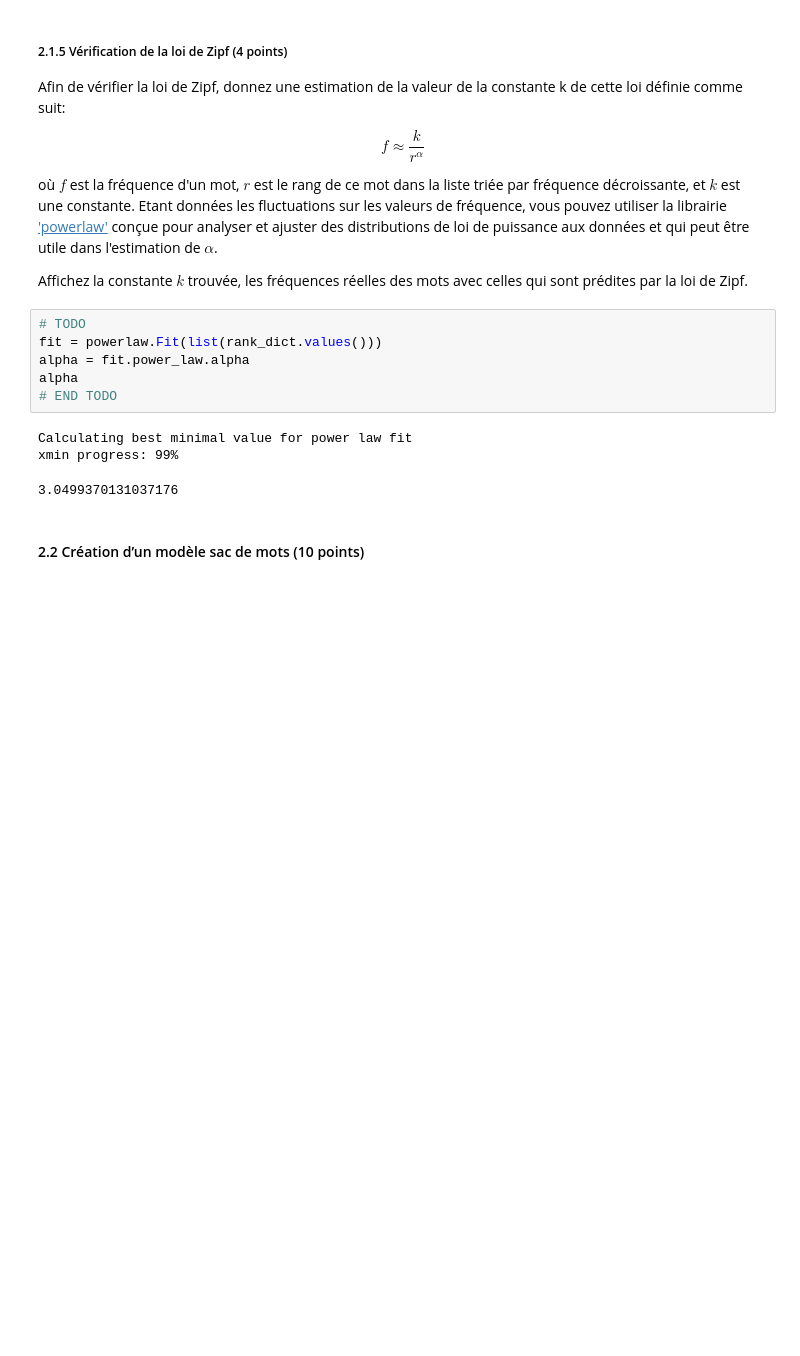
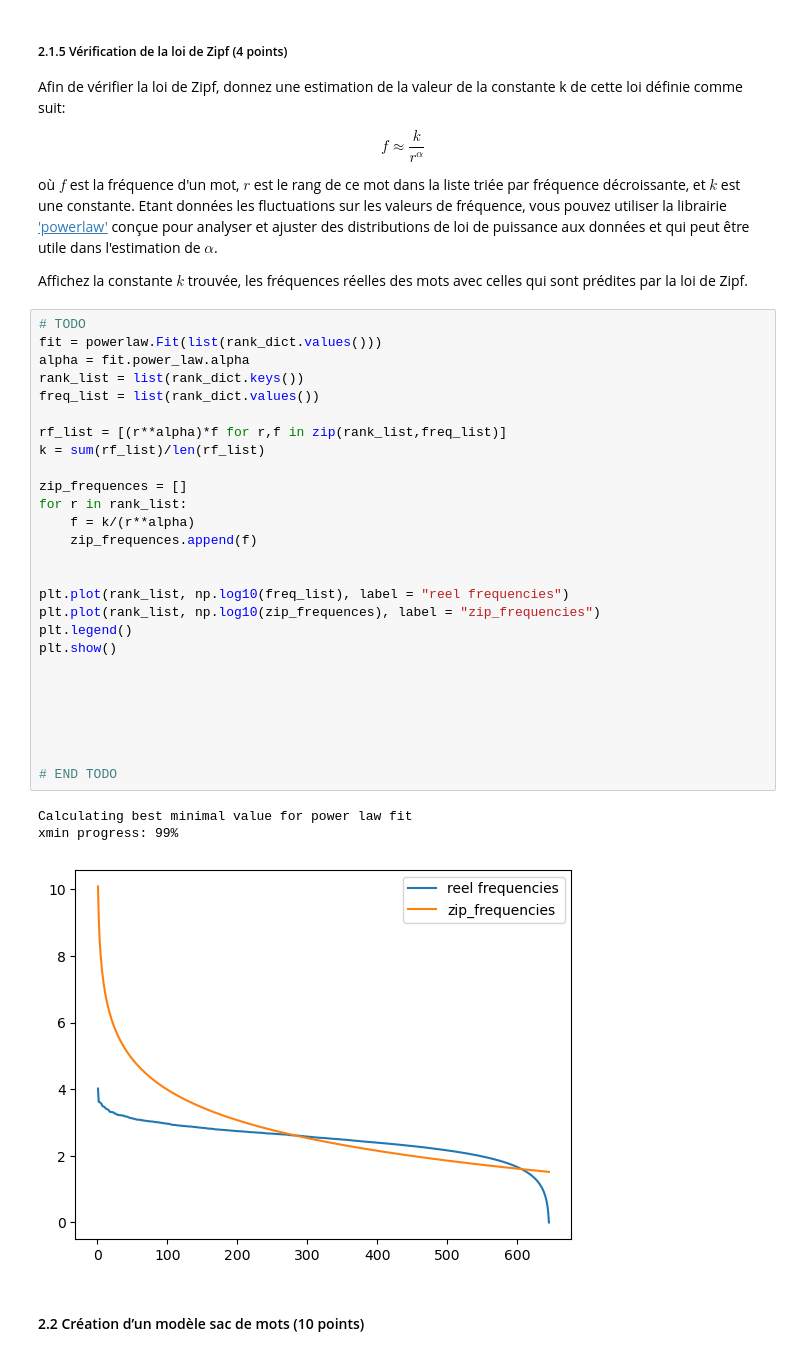
Before and after one commit to Kay1San/NLP-Labs, a Jupyter notebook: TP1/TP1/INF8460_A24_TP1_Enonce.ipynb, the cells around one changed output. Drawn from its saved outputs; the diff is of its cells as text; blank space fills up the shorter version.

```diff
--- a/TP1/TP1/INF8460_A24_TP1_Enonce.ipynb
+++ b/TP1/TP1/INF8460_A24_TP1_Enonce.ipynb
@@ -693,16 +684,37 @@ $$ f \approx \frac{k}{r^\alpha} $$
 où $ f $ est la fréquence d'un mot, $ r $ est le rang de ce mot dans la liste triée par fréquence décroissante, et $ k $ est une constante. Etant données les fluctuations sur les valeurs de fréquence, vous pouvez utiliser la librairie ['powerlaw'](https://pypi.org/project/powerlaw/) conçue pour analyser et ajuster des distributions de loi de puissance aux données et qui peut être utile dans l'estimation de $ \alpha $.
 
 Affichez la constante $ k $ trouvée, les fréquences réelles des mots avec celles qui sont prédites par la loi de Zipf.
-# %%
-# TODO
-fit = powerlaw.Fit(list(rank_dict.values()))
-alpha = fit.power_law.alpha
-alpha
-# END TODO
-# %% [output]
-Calculating best minimal value for power law fit
-xmin progress: 99%
-3.0499370131037176
+# %%
+# TODO
+fit = powerlaw.Fit(list(rank_dict.values()))
+alpha = fit.power_law.alpha
+rank_list = list(rank_dict.keys())
+freq_list = list(rank_dict.values())
+
+rf_list = [(r**alpha)*f for r,f in zip(rank_list,freq_list)]
+k = sum(rf_list)/len(rf_list)
+
+zip_frequences = []
+for r in rank_list:
+    f = k/(r**alpha)
+    zip_frequences.append(f)
+
+
+plt.plot(rank_list, np.log10(freq_list), label = "reel frequencies")
+plt.plot(rank_list, np.log10(zip_frequences), label = "zip_frequencies")
+plt.legend()
+plt.show()
+
+
+
+
+
+
+# END TODO
+# %% [output]
+Calculating best minimal value for power law fit
+xmin progress: 99%
+[figure, added]
 # %% [markdown]
 #### 2.2  Création d’un modèle sac de mots (10 points)
 # %% [markdown]
```
Also changed, not shown: parts of 30 cells of this notebook.
